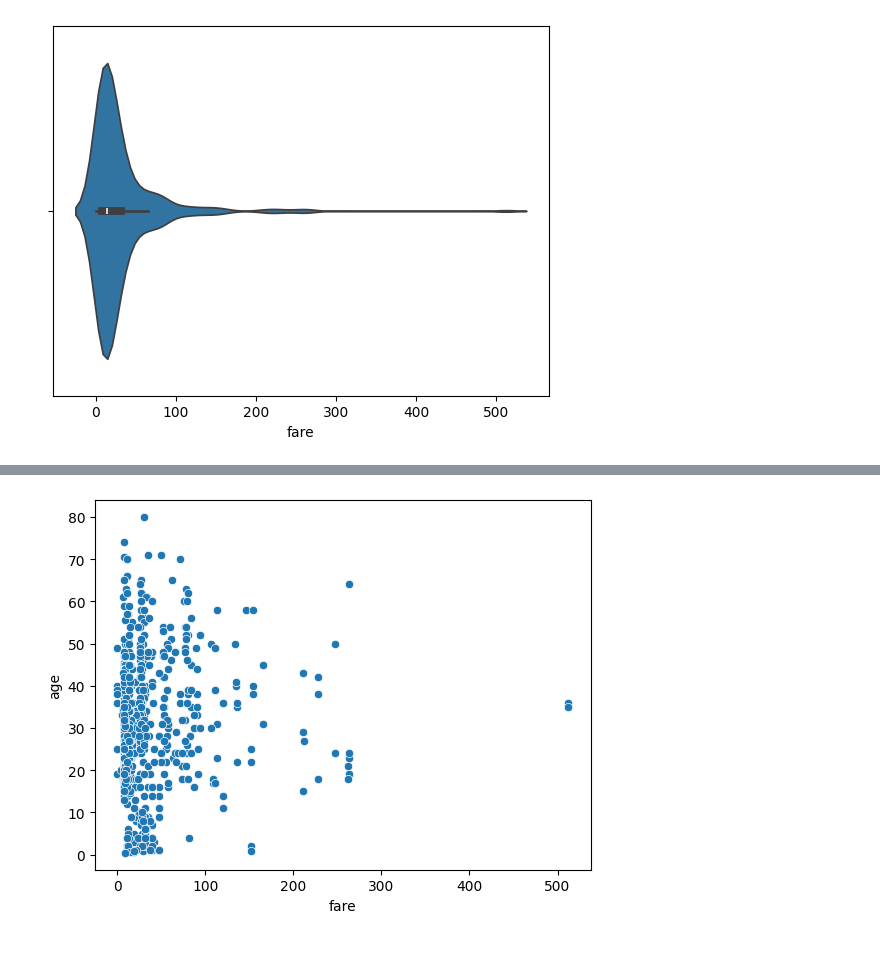
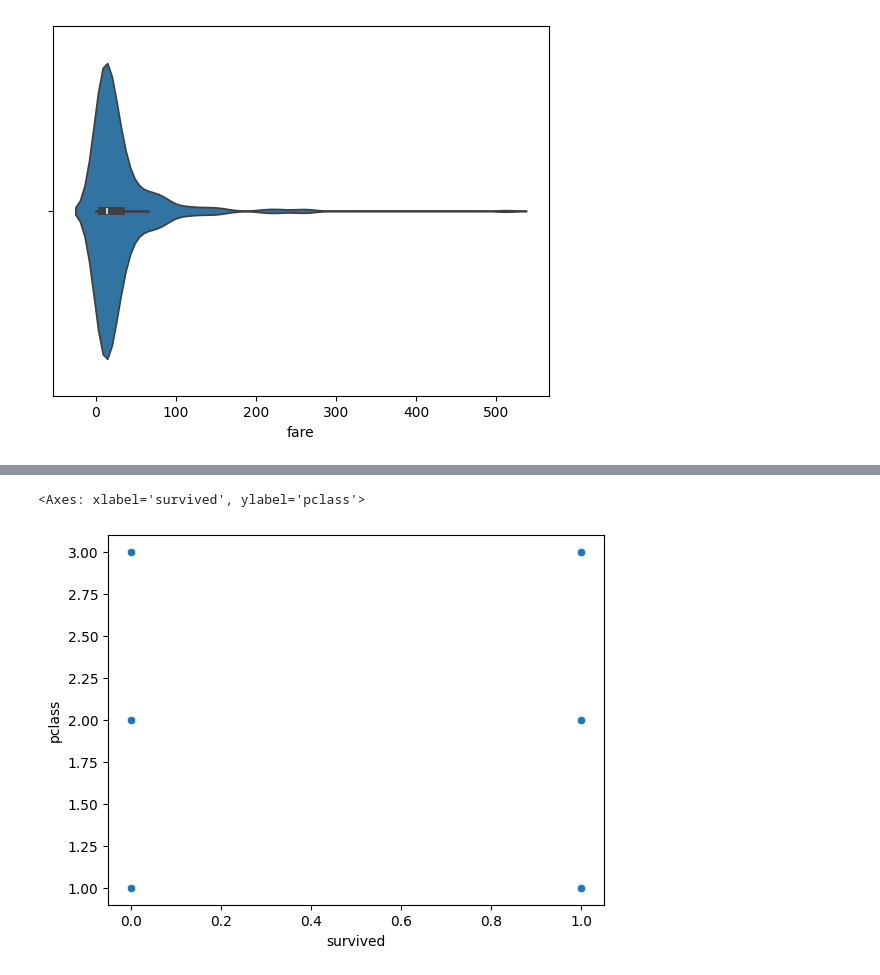
Before and after one commit to Dharanir31/OpenAI, a Jupyter notebook: Sep24_002_EDA_Visuals.ipynb, the cells around one changed output, grey strips where cells are left out. Saved outputs shown, nothing was run; the diff lists cells and outputs as text; code cells hidden in the pictures.

```diff
--- a/Sep24_002_EDA_Visuals.ipynb
+++ b/Sep24_002_EDA_Visuals.ipynb
@@ -331,0 +324,4 @@ sns.lineplot(x=ti['embark_town'], y=ti['fare'])
+# %%
+ageEncoding =lambda X:1 if X>=18.0 else 0
+ti['isAdult'] = ti['age'].apply(ageEncoding)
+sns.lineplot(data=ti, x='age', y='survived')
@@ -331,0 +331,4 @@ sns.lineplot(x=ti['embark_town'], y=ti['fare'])
+# %%
+ageEncoding = lambda X: 1 if X in ['woman', 'child'] else 0
+ti['isAdult'] = ti['who'].apply(ageEncoding)
+sns.boxplot(data=ti, x='isAdult', y='survived')
@@ -332,4 +348,5 @@ sns.lineplot(x=ti['embark_town'], y=ti['fare'])
 # %%
-sns.scatterplot(data=ti, x='fare', y='age');
+sns.scatterplot(data=ti, x='survived', y='pclass')
 # %% [output]
+<Axes: xlabel='survived', ylabel='pclass'>
-[figure, old version]
+[figure, new version]
```
Also changed, not shown: parts of 16 cells of this notebook.
